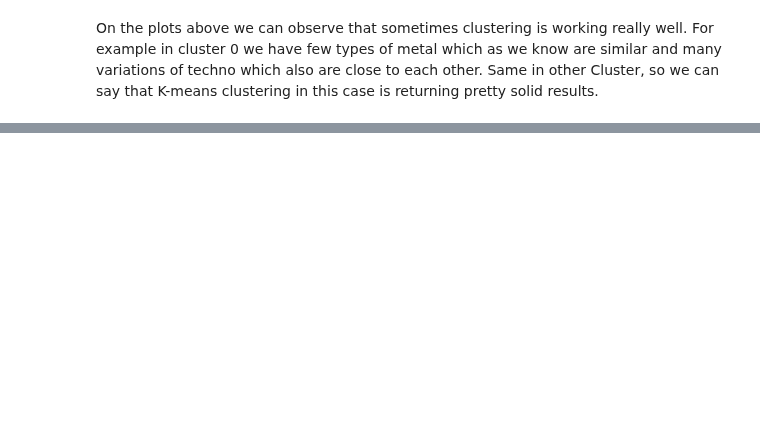
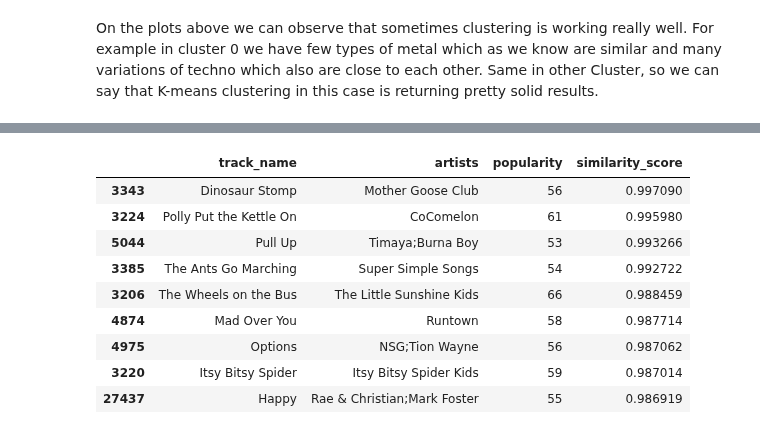
Before and after one commit to adamzulu123/Introduction-to-data-analysis, a Jupyter notebook: RecommenderSystem/Recommender-system.ipynb, the cells around one changed output, grey strips where cells are left out. Cells and saved outputs as stored; diff of their text form; code cells hidden in the pictures; blank space fills up the shorter version.

```diff
--- a/RecommenderSystem/Recommender-system.ipynb
+++ b/RecommenderSystem/Recommender-system.ipynb
@@ -610,0 +757,25 @@ On the plots above we can observe that sometimes clustering is working really we
+# %%
+from sklearn.metrics.pairwise import cosine_similarity
+from sklearn.decomposition import TruncatedSVD
+
+#matrix factorization
+svd = TruncatedSVD(n_components=5, random_state=42)
+latent_features = svd.fit_transform(spotify_df_for_rec_scaled)
+
+similarity_matrix = cosine_similarity(latent_features)
+# %%
+def recommended_tracks(track_name):
+    if track_name not in spotify_df_for_rec['track_name'].values:
+        return f"{track_name} doesn't exist in the database"
+
+    track_index = spotify_df_for_rec[spotify_df_for_rec['track_name'] == track_name].index[0]
+    similarity_scores = similarity_matrix[track_index]
+
+    similar_indices = similarity_scores.argsort()[::-1]
+
+    similar_indices = similar_indices[1:10]
+
+    similar_songs = spotify_df_for_rec.iloc[similar_indices][['track_name', 'artists', 'popularity']]
+    similar_songs['similarity_score'] = similarity_scores[similar_indices]
+
+    return similar_songs
@@ -610,0 +784,14 @@ On the plots above we can observe that sometimes clustering is working really we
+# %%
+track_name = "Shape of You"
+recommended_tracks(track_name)
+# %% [output]
+|  | track_name | artists | popularity | similarity_score |
+| 3343 | Dinosaur Stomp | Mother Goose Club | 56 | 0.997090 |
+| 3224 | Polly Put the Kettle On | CoComelon | 61 | 0.995980 |
+| 5044 | Pull Up | Timaya;Burna Boy | 53 | 0.993266 |
+| 3385 | The Ants Go Marching | Super Simple Songs | 54 | 0.992722 |
+| 3206 | The Wheels on the Bus | The Little Sunshine Kids | 66 | 0.988459 |
+| 4874 | Mad Over You | Runtown | 58 | 0.987714 |
+| 4975 | Options | NSG;Tion Wayne | 56 | 0.987062 |
+| 3220 | Itsy Bitsy Spider | Itsy Bitsy Spider Kids | 59 | 0.987014 |
+| 27437 | Happy | Rae & Christian;Mark Foster | 55 | 0.986919 |
```
Also changed, not shown: parts of 29 cells of this notebook.
